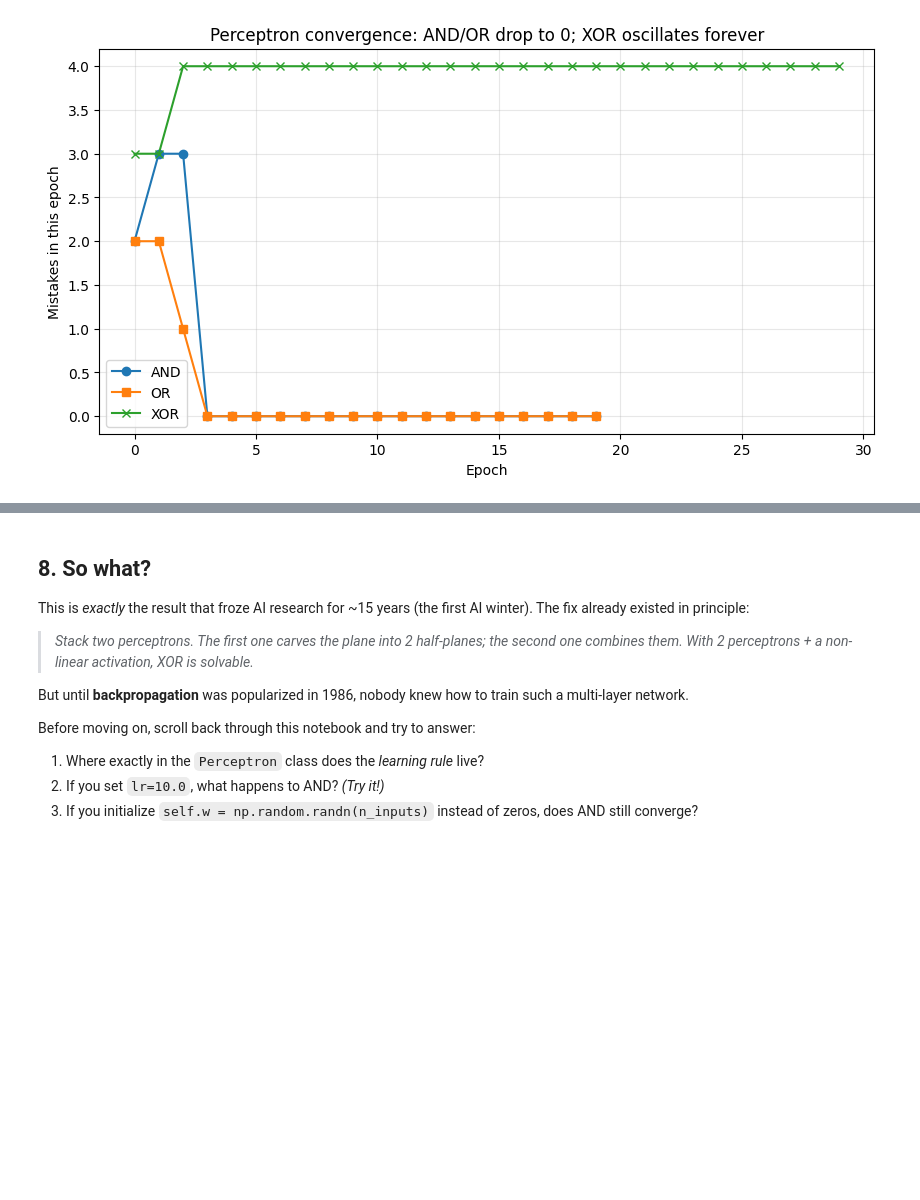
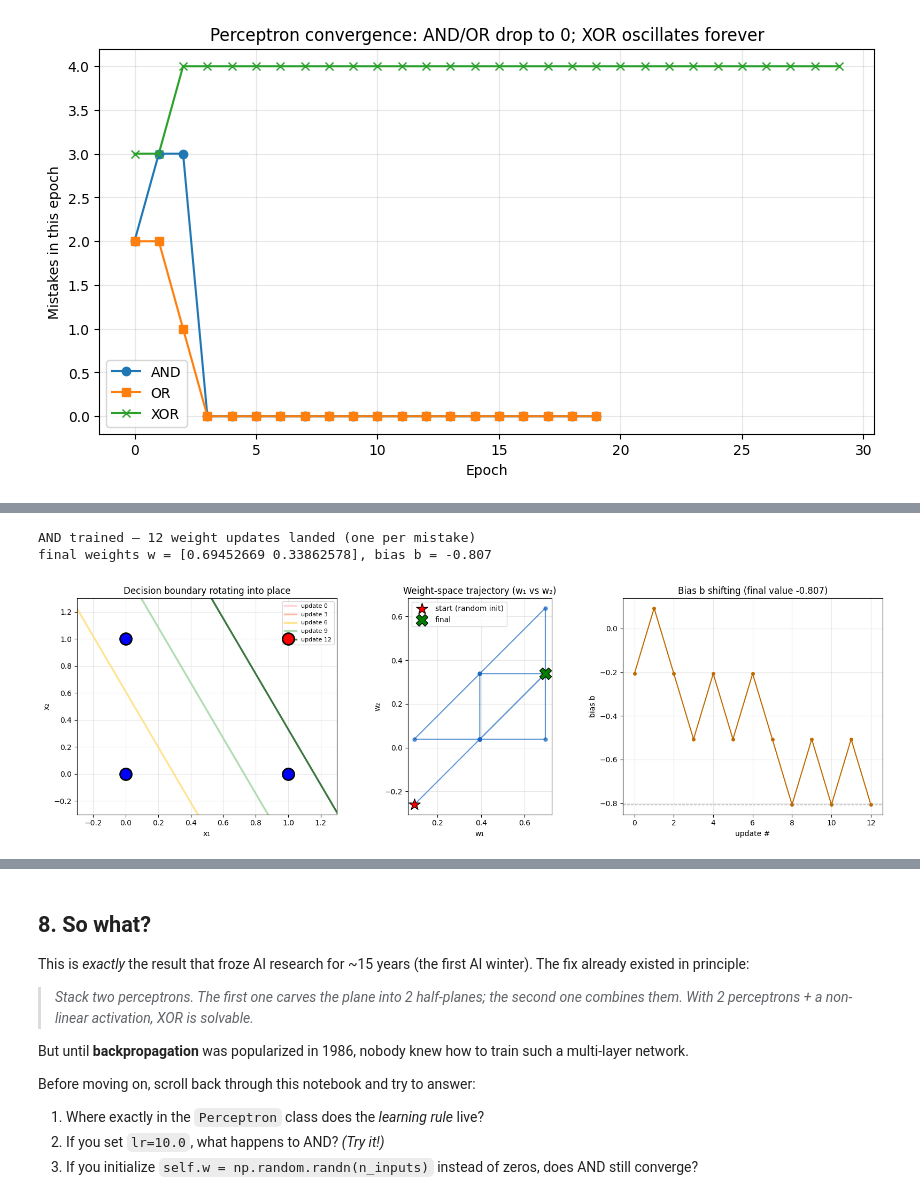
Before and after one commit to Asrith-Ladi/DL-Revision, a Jupyter notebook: Perceptron.ipynb, the cells around one changed output, grey strips where cells are left out. Cells and saved outputs as stored; diff of their text form; code cells hidden in the pictures; blank space fills up the shorter version.

```diff
--- a/Perceptron.ipynb
+++ b/Perceptron.ipynb
@@ -205,0 +218,80 @@ plt.show()
+# %%
+# Re-train AND while logging weights at EVERY update (not just per-epoch)
+def train_with_history(X, y, lr=0.3, epochs=15, seed=0):
+    rng = np.random.default_rng(seed)
+    w = rng.normal(0, 0.5, size=2)   # random small init so the trajectory is visible
+    b = rng.normal(0, 0.5)
+    log = [(w.copy(), b, -1)]        # (w, b, epoch-of-update); start state
+    for ep in range(epochs):
+        for xi, yi in zip(X, y):
+            z = w @ xi + b
+            pred = 1 if z >= 0 else 0
+            err = yi - pred
+            if err != 0:
+                w = w + lr * err * xi
+                b = b + lr * err
+                log.append((w.copy(), b, ep))
+    return log
+
+log = train_with_history(X_and, y_and, lr=0.3, epochs=15, seed=2)
+ws = np.array([l[0] for l in log])    # shape (n_updates, 2)
+bs = np.array([l[1] for l in log])
+print(f'AND trained — {len(log)-1} weight updates landed (one per mistake)')
+print(f'final weights w = {ws[-1]}, bias b = {bs[-1]:.3f}')
+
+# 5 evenly-spaced snapshots
+snap_indices = np.linspace(0, len(log) - 1, 5).astype(int)
+
+fig, axes = plt.subplots(1, 3, figsize=(16, 5))
+
+# === LEFT: decision-boundary snapshots ===
+ax = axes[0]
+xx, yy = np.meshgrid(np.linspace(-0.3, 1.3, 200), np.linspace(-0.3, 1.3, 200))
+colors_line = ['#ffcdd2', '#ffab91', '#ffe082', '#a5d6a7', '#1b5e20']
+for color, idx in zip(colors_line, snap_indices):
+    w_snap, b_snap = log[idx][0], log[idx][1]
+    # Line: w1·x1 + w2·x2 + b = 0  →  x2 = -(w1·x1 + b)/w2
+    if abs(w_snap[1]) > 1e-6:
+        xs = np.array([-0.3, 1.3])
+        ys = -(w_snap[0] * xs + b_snap) / w_snap[1]
+        ax.plot(xs, ys, color=color, lw=2.5, alpha=0.85,
+                label=f'update {idx}')
+# Data points
+for xi, yi in zip(X_and, y_and):
+    ax.scatter(xi[0], xi[1], c='red' if yi == 1 else 'blue', s=250,
+               edgecolors='black', linewidths=2, zorder=10)
+ax.set_xlim(-0.3, 1.3); ax.set_ylim(-0.3, 1.3)
+ax.set_xlabel('x₁'); ax.set_ylabel('x₂')
+ax.set_title('Decision boundary rotating into place')
+ax.legend(loc='upper right', fontsize=8); ax.grid(alpha=0.3)
+
+# === MIDDLE: weight-space trajectory ===
+ax = axes[1]
+ax.plot(ws[:, 0], ws[:, 1], '-o', color='#1565c0', alpha=0.7, markersize=5)
+ax.scatter(ws[0, 0],  ws[0, 1],  s=250, marker='*', color='red',
+           edgecolors='black', zorder=5, label='start (random init)')
+ax.scatter(ws[-1, 0], ws[-1, 1], s=250, marker='X', color='green',
+           edgecolors='black', zorder=5, label='final')
+ax.set_xlabel('w₁'); ax.set_ylabel('w₂')
+ax.set_title('Weight-space trajectory (w₁ vs w₂)')
+ax.legend(); ax.grid(alpha=0.3); ax.set_aspect('equal')
+
+# === RIGHT: bias over time ===
+ax = axes[2]
+ax.plot(bs, '-o', color='#bf6a00', markersize=4)
+ax.axhline(bs[-1], color='gray', ls='--', lw=1, alpha=0.7)
+ax.set_xlabel('update #'); ax.set_ylabel('bias b')
+ax.set_title(f'Bias b shifting (final value {bs[-1]:.3f})')
+ax.grid(alpha=0.3)
+
+plt.tight_layout(); plt.show()
+
+print()
+print('Key observation: every coloured line in the LEFT panel is exactly the moment when an')
+print('error landed and the rule  w ← w + lr·error·x  rotated the decision boundary.')
+print('After ~15 updates the line stops moving because all 4 AND inputs are classified correctly')
+print('— error becomes 0 for every example, so the update term is 0 and the weights freeze.')
+# %% [output]
+AND trained — 12 weight updates landed (one per mistake)
+final weights w = [0.69452669 0.33862578], bias b = -0.807
+[figure, added]
```
Also changed, not shown: parts of 2 cells of this notebook.
